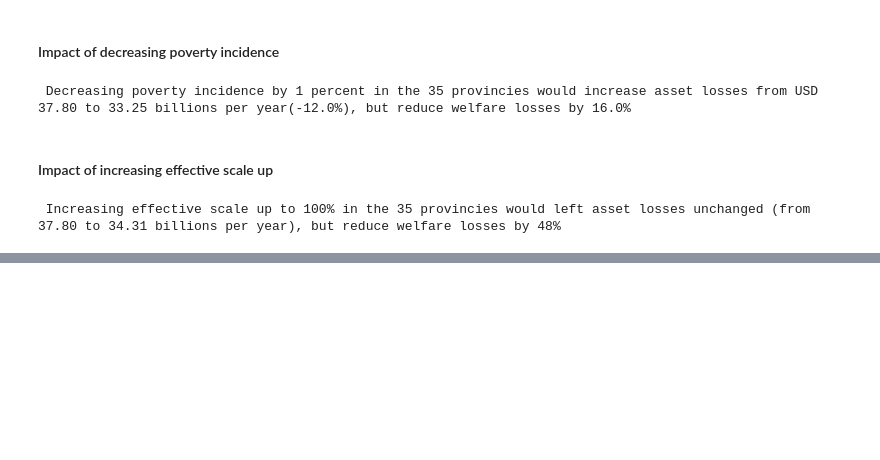
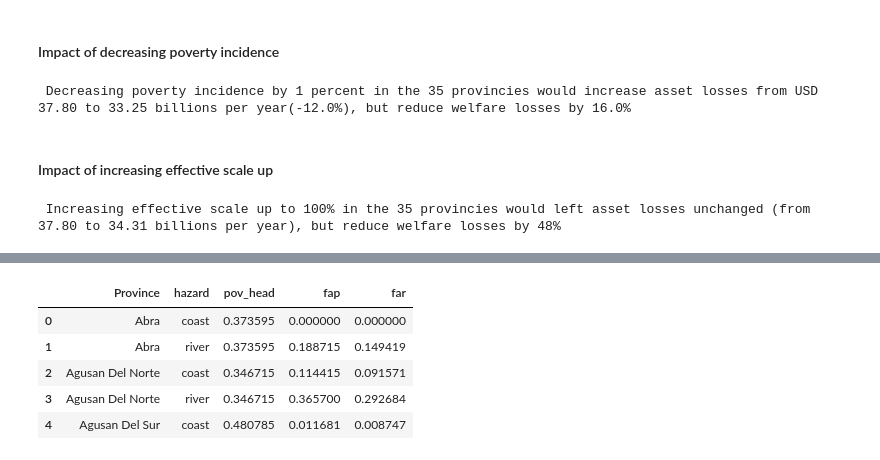
Before and after one commit to adrivsh/resilience_indicator_phl, a Jupyter notebook: socio_economic_capacity_demo.ipynb, the cells around one changed output, grey strips where cells are left out. Cells and saved outputs as stored; diff of their text form; code cells hidden in the pictures; blank space fills up the shorter version.

```diff
--- a/socio_economic_capacity_demo.ipynb
+++ b/socio_economic_capacity_demo.ipynb
@@ -279,0 +311,10 @@ but reduce welfare losses by {YY:.0%}".format(
+# %%
+multi_hazard_data = pd.read_csv("multi_hazard_data.csv")
+multi_hazard_data.head()
+# %% [output]
+|  | Province | hazard | pov_head | fap | far |
+| 0 | Abra | coast | 0.373595 | 0.000000 | 0.000000 |
+| 1 | Abra | river | 0.373595 | 0.188715 | 0.149419 |
+| 2 | Agusan Del Norte | coast | 0.346715 | 0.114415 | 0.091571 |
+| 3 | Agusan Del Norte | river | 0.346715 | 0.365700 | 0.292684 |
+| 4 | Agusan Del Sur | coast | 0.480785 | 0.011681 | 0.008747 |
```
Also changed, not shown: parts of 4 cells of this notebook, 4 other files.
